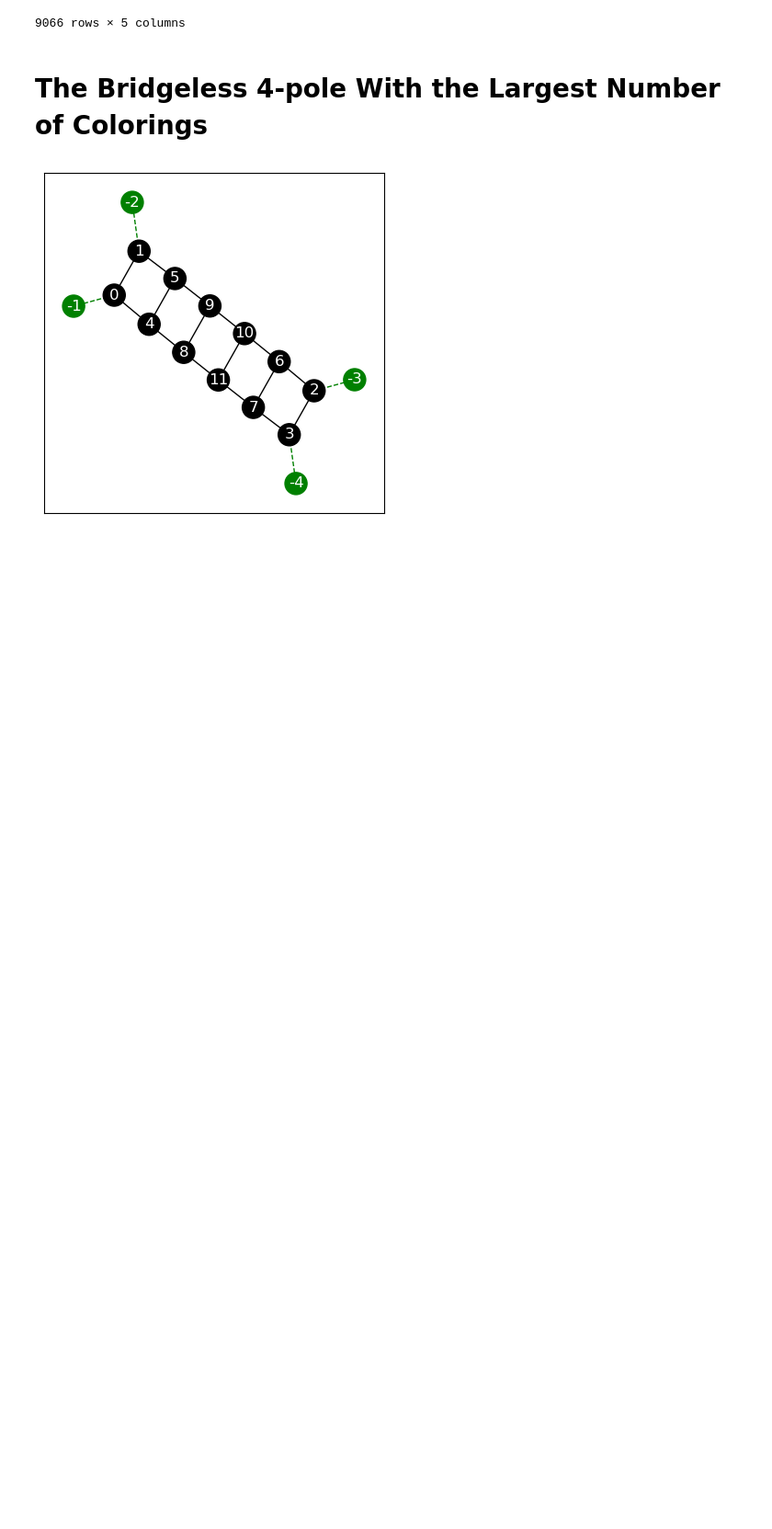
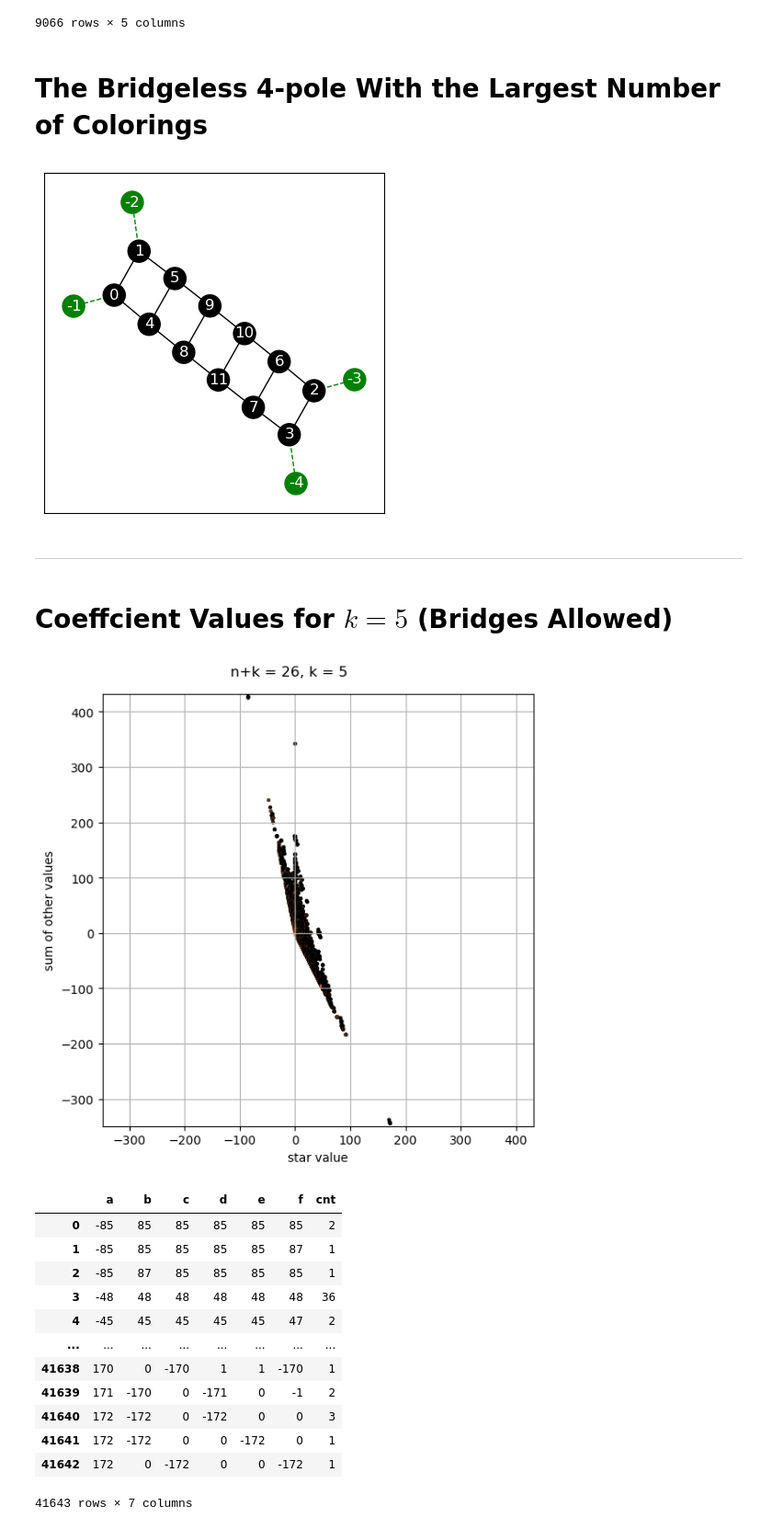
Before and after one commit to davidmisiak/flow-polynomials, a Jupyter notebook: analysis.ipynb, the cells around one changed output. Shown at 92% size. Cells and saved outputs as stored; diff of their text form; code cells hidden in the pictures; blank space fills up the shorter version.

```diff
--- a/analysis.ipynb
+++ b/analysis.ipynb
@@ -255,3 +223,63 @@ plot_k4(df_k4_dP4, 26)
 plot_from_files(['graphs/k4_max_colorings/16.txt'])
 # %% [output]
 [figure]
+# %% [markdown]
+---
+# %%
+def load_k5(path):
+    return pd.read_table(path, names=['n', 'a', 'b', 'c', 'd', 'e', 'f'], sep=' ')
+
+def plot_k5(df, v):
+    df_v = df[5 + df.n == v]
+    df_agg = df_v.groupby(['a', 'b', 'c', 'd', 'e', 'f']).size().reset_index(name='cnt')
+    a, b, c, d, e, f = df_agg.a, df_agg.b, df_agg.c, df_agg.d, df_agg.e, df_agg.f
+
+    for expr in [
+        a + b,   a + b + c,
+        a + c,   a + c + d,
+        a + d,   a + d + e,
+        a + e,   a + e + f,
+        a + f,   a + f + b,
+    ]:
+        assert (expr >= 0).all()
+
+    fig = plt.figure(figsize=(6, 6))
+    fig.suptitle('n+k = {}, k = 5'.format(v))
+
+    xs, ys = a, b + c + d + e + f
+    ax = fig.add_subplot(111)
+    ax.set_xlabel('star value')
+    ax.set_ylabel('sum of other values')
+    min_ = min(xs.min(), ys.min())-5
+    max_ = max(xs.max(), ys.max())+5
+    ax.set_xlim(min_, max_)
+    ax.set_ylim(min_, max_)
+    ax.set_aspect('equal')
+    ax.scatter(xs, ys, c=df_agg.cnt, cmap='copper', norm=mpl.colors.LogNorm(), s=5)
+
+    plt.grid()
+    plt.tight_layout()
+    plt.show()
+
+    return df_agg
+# %% [markdown]
+# Coeffcient Values for $k=5$ (Bridges Allowed)
+# %%
+df_k5_c2m2dP5 = load_k5('computed/k5-c2m2dP5-26.txt.gz')
+# %%
+plot_k5(df_k5_c2m2dP5, 26)
+# %% [output]
+[figure, added]
+|  | a | b | c | d | e | f | cnt |
+| 0 | -85 | 85 | 85 | 85 | 85 | 85 | 2 |
+| 1 | -85 | 85 | 85 | 85 | 85 | 87 | 1 |
+| 2 | -85 | 87 | 85 | 85 | 85 | 85 | 1 |
+| 3 | -48 | 48 | 48 | 48 | 48 | 48 | 36 |
+| 4 | -45 | 45 | 45 | 45 | 45 | 47 | 2 |
+| ... | ... | ... | ... | ... | ... | ... | ... |
+| 41638 | 170 | 0 | -170 | 1 | 1 | -170 | 1 |
+| 41639 | 171 | -170 | 0 | -171 | 0 | -1 | 2 |
+| 41640 | 172 | -172 | 0 | -172 | 0 | 0 | 3 |
+| 41641 | 172 | -172 | 0 | 0 | -172 | 0 | 1 |
+| 41642 | 172 | 0 | -172 | 0 | 0 | -172 | 1 |
+41643 rows × 7 columns
```
Also changed, not shown: parts of 8 cells of this notebook, 14 other files.
